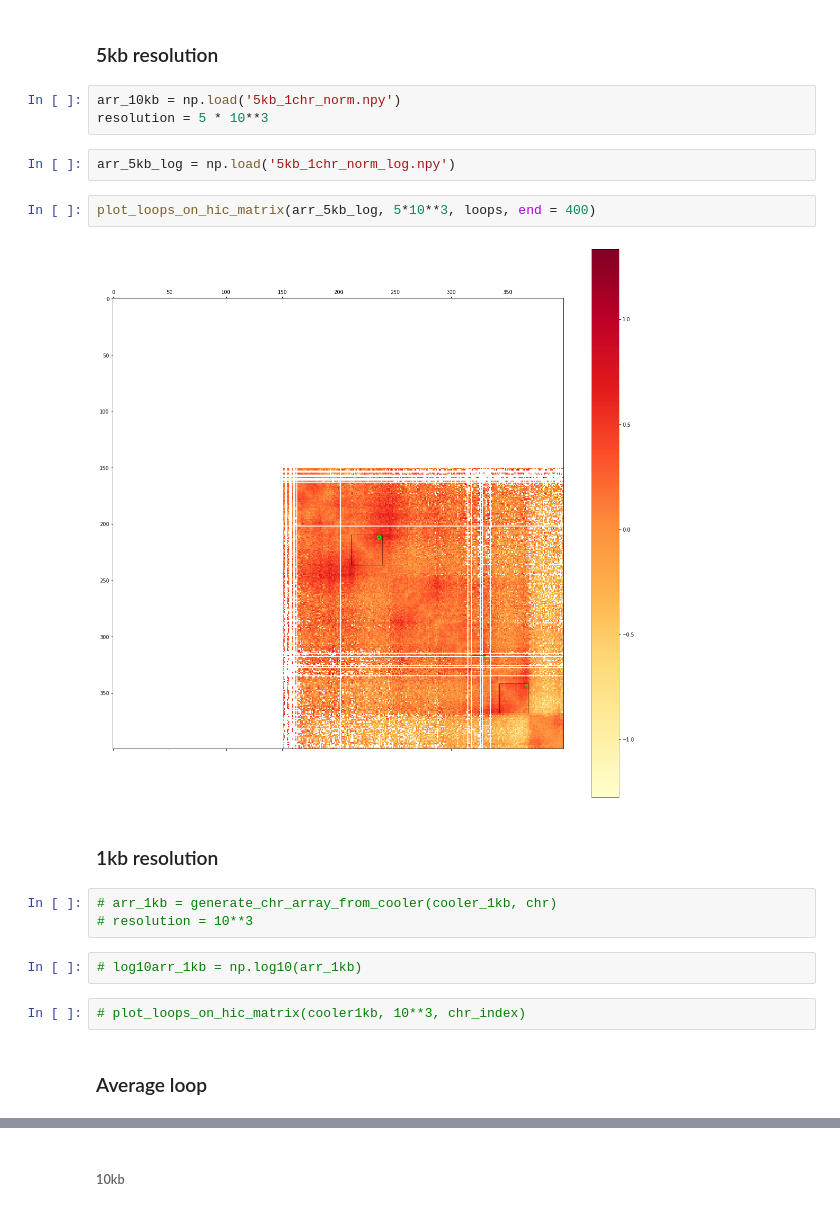
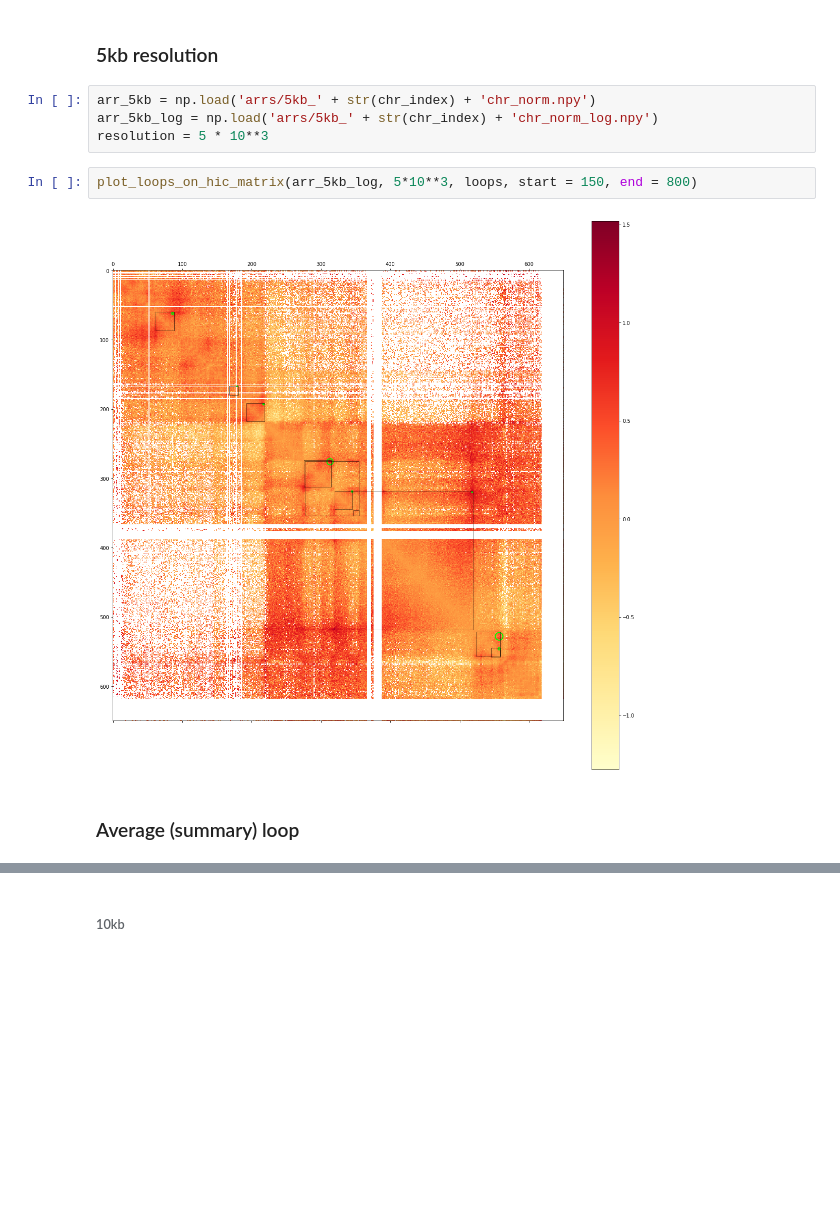
Before and after one commit to GoodBoy962/Dictyostelium-loops, a Jupyter notebook: rao/Loops visualisation on HiC maps.ipynb, the cells around one changed output, grey strips where cells are left out. Saved outputs shown, nothing was run; the diff lists cells and outputs as text; blank space fills up the shorter version.

```diff
--- a/rao/Loops visualisation on HiC maps.ipynb
+++ b/rao/Loops visualisation on HiC maps.ipynb
@@ -73,25 +70,15 @@ plot_loops_on_hic_matrix(arr_10kb_log, resolution, loops, start = 190, end = 400
 # %% [markdown]
 ### 5kb resolution
 # %%
-arr_10kb = np.load('5kb_1chr_norm.npy')
+arr_5kb = np.load('arrs/5kb_' + str(chr_index) + 'chr_norm.npy')
+arr_5kb_log = np.load('arrs/5kb_' + str(chr_index) + 'chr_norm_log.npy')
 resolution = 5 * 10**3
-# %%
-arr_5kb_log = np.load('5kb_1chr_norm_log.npy')
 # %%
-plot_loops_on_hic_matrix(arr_5kb_log, 5*10**3, loops, end = 400)
+plot_loops_on_hic_matrix(arr_5kb_log, 5*10**3, loops, start = 150, end = 800)
 # %% [output]
-[figure, old version]
+[figure, new version]
-# %% [markdown]
-### 1kb resolution
-# %%
-# arr_1kb = generate_chr_array_from_cooler(cooler_1kb, chr)
-# resolution = 10**3
-# %%
-# log10arr_1kb = np.log10(arr_1kb)
-# %%
-# plot_loops_on_hic_matrix(cooler1kb, 10**3, chr_index)
 # %% [markdown]
-### Average loop
+### Average (summary) loop
 # %%
 def sum_loops(arr, resolution, window_size = 10):
     loop_sum = np.zeros((window_size, window_size))
```
Also changed, not shown: parts of 11 cells of this notebook, 24 other files.
